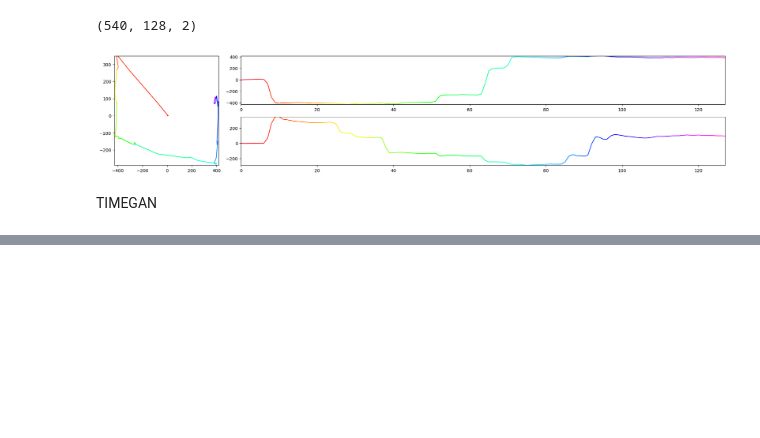
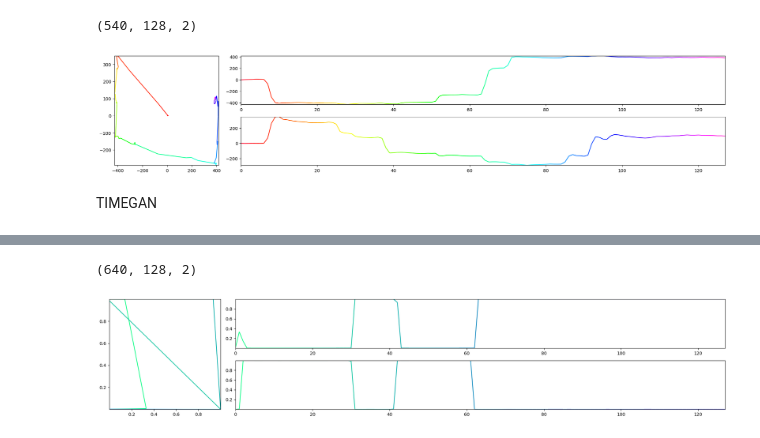
Before and after one commit to gusxo/backup, a Jupyter notebook: try_timegan.ipynb, the cells around one changed output, grey strips where cells are left out. Saved outputs shown, nothing was run; the diff lists cells and outputs as text; code cells hidden in the pictures; blank space fills up the shorter version.

```diff
--- a/try_timegan.ipynb
+++ b/try_timegan.ipynb
@@ -49,11 +49,12 @@ def plot_data(d):
 #https://stackoverflow.com/questions/10252412/matplotlib-varying-color-of-line-to-capture-natural-time-parameterization-in-da/10253183#10253183
 # #plot line with color through time
 from matplotlib.collections import LineCollection
-def draw_gradation(x, y, axes, cmap_name="gist_rainbow"):
+def draw_gradation(x, y, axes, cmap_name="jet"):
     t = np.linspace(0, 1, x.shape[0])
     points = np.array([x, y]).transpose().reshape(-1, 1, 2)
     segs = np.concatenate([points[:-1],points[1:]],axis=1)
     # make the collection of segments
+    cmap = plt.get_cmap(cmap_name)
     lc = LineCollection(segs, cmap=plt.get_cmap(cmap_name))
     lc.set_array(t) # color the segments by our parameter
 
@@ -63,11 +64,11 @@ def draw_gradation(x, y, axes, cmap_name="gist_rainbow"):
     axes.set_ylim(y.min(), y.max())
 
 
-def plot_data2(d, save=None):
+def plot_data2(d, save=None, cmap_name="gist_rainbow"):
     fig, axes = plt.subplot_mosaic("abbbb;acccc", figsize=(20,4))
-    draw_gradation(d[:,0], d[:,1], axes["a"],cmap_name="gist_rainbow")
-    draw_gradation(np.arange(d.shape[0]), d[:,0], axes["b"],cmap_name="gist_rainbow")
-    draw_gradation(np.arange(d.shape[0]), d[:,1], axes["c"],cmap_name="gist_rainbow")
+    draw_gradation(d[:,0], d[:,1], axes["a"],cmap_name=cmap_name)
+    draw_gradation(np.arange(d.shape[0]), d[:,0], axes["b"],cmap_name=cmap_name)
+    draw_gradation(np.arange(d.shape[0]), d[:,1], axes["c"],cmap_name=cmap_name)
 
     plt.tight_layout()
     if save is None:
@@ -119,7 +120,7 @@ gamma=1
 
 noise_dim = 32
 dim = 128
-batch_size = 128
+batch_size = 64
 
 log_step = 100
 learning_rate = 5e-4
@@ -129,6 +130,10 @@ gan_args = ModelParameters(batch_size=batch_size,
                            noise_dim=noise_dim,
                            layers_dim=dim)
 # %%
-synth = TimeGAN(model_parameters=gan_args, hidden_dim=24, seq_len=seq_len, n_seq=n_seq, gamma=1)
-synth.train(x, train_steps=50000)
+if path.exists('synthesizer_stock.pkl'):
+    synth = TimeGAN.load('synthesizer_stock.pkl')
+else:
+    synth = TimeGAN(model_parameters=gan_args, hidden_dim=24, seq_len=seq_len, n_seq=n_seq, gamma=1)
+    synth.train(x, train_steps=3000)
+    synth.save('synthesizer_stock.pkl')
 # %% [output]
@@ -152,3 +157,9 @@ Your kernel may have been built without NUMA support.
 # %%
 synth_data = synth.sample(len(x))
 print(synth_data.shape)
+# %% [output]
+(640, 128, 2)
+# %%
+plot_data2(synth_data[0], None, "winter_r")
+# %% [output]
+[figure, added]
```
Also changed, not shown: parts of 6 cells of this notebook, 2 other files.
